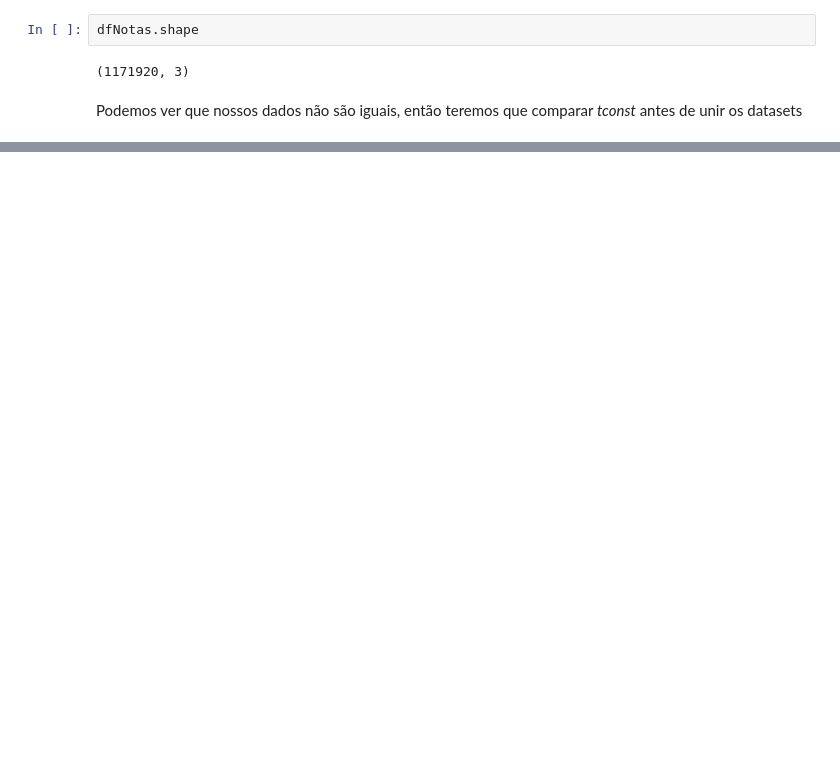
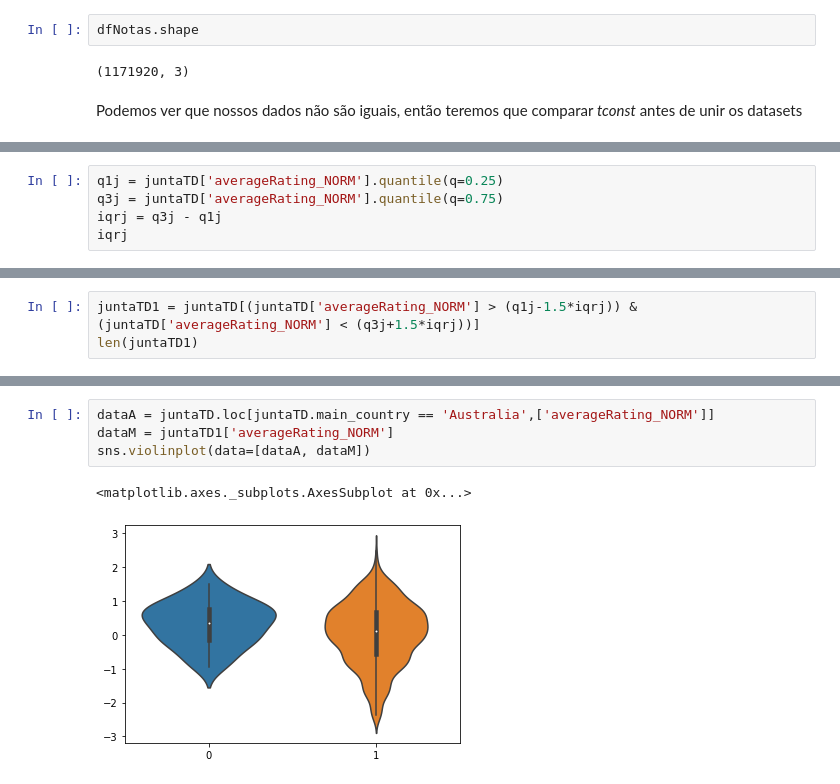
Before and after one commit to danielcti/data-science-project, a Jupyter notebook: dataVisualizationNetflix.ipynb, the cells around one changed output, grey strips where cells are left out. Drawn from its saved outputs; the diff is of its cells as text; blank space fills up the shorter version.

```diff
--- a/dataVisualizationNetflix.ipynb
+++ b/dataVisualizationNetflix.ipynb
@@ -794,0 +922,5 @@ Podemos ver que nossos dados não são iguais, então teremos que comparar *tcon
+# %%
+q1j = juntaTD['averageRating_NORM'].quantile(q=0.25)
+q3j = juntaTD['averageRating_NORM'].quantile(q=0.75)
+iqrj = q3j - q1j
+iqrj
@@ -794,0 +929,3 @@ Podemos ver que nossos dados não são iguais, então teremos que comparar *tcon
+# %%
+juntaTD1 = juntaTD[(juntaTD['averageRating_NORM'] > (q1j-1.5*iqrj)) & (juntaTD['averageRating_NORM'] < (q3j+1.5*iqrj))]
+len(juntaTD1)
@@ -794,0 +964,7 @@ Podemos ver que nossos dados não são iguais, então teremos que comparar *tcon
+# %%
+dataA = juntaTD.loc[juntaTD.main_country == 'Australia',['averageRating_NORM']]
+dataM = juntaTD1['averageRating_NORM']
+sns.violinplot(data=[dataA, dataM])
+# %% [output]
+<matplotlib.axes._subplots.AxesSubplot at 0x...>
+[figure, added]
```
Also changed, not shown: parts of 49 cells of this notebook.
